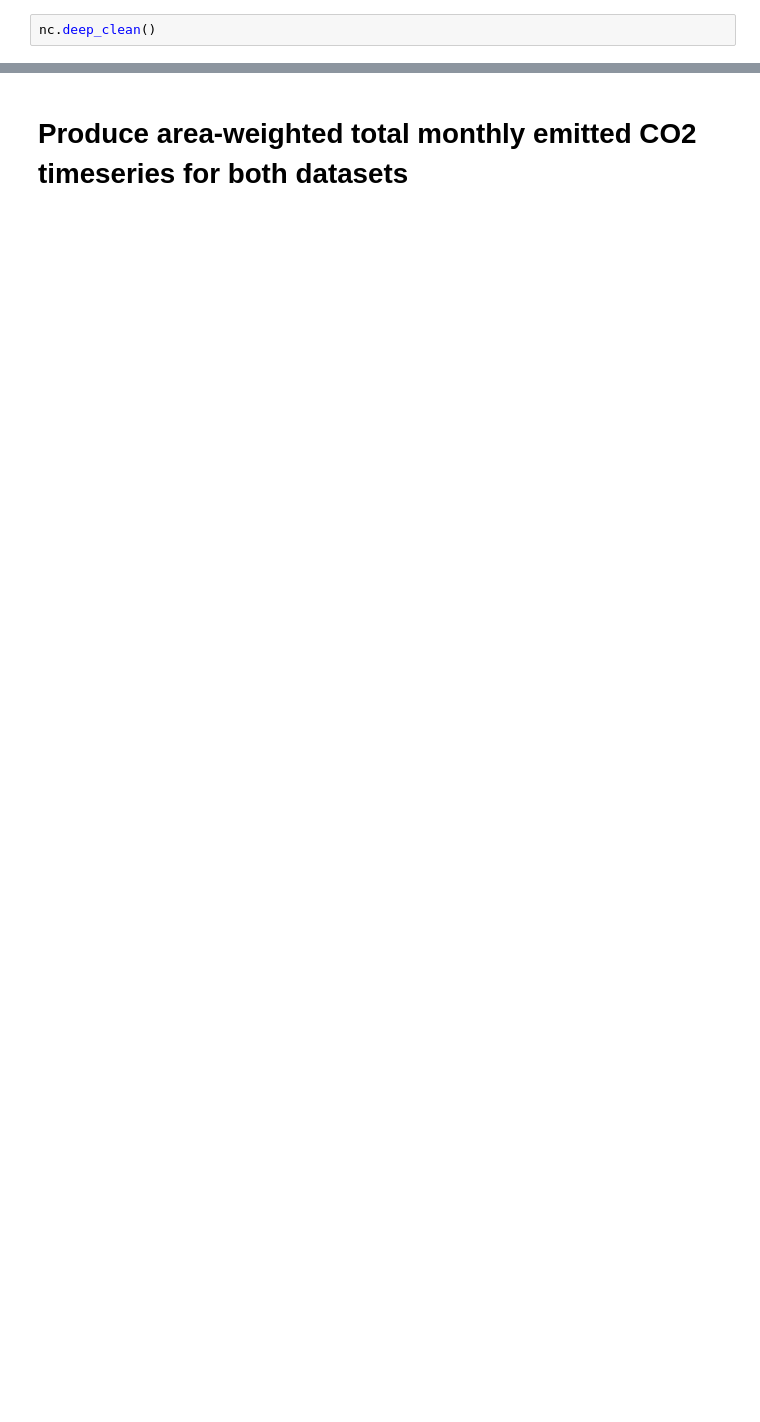
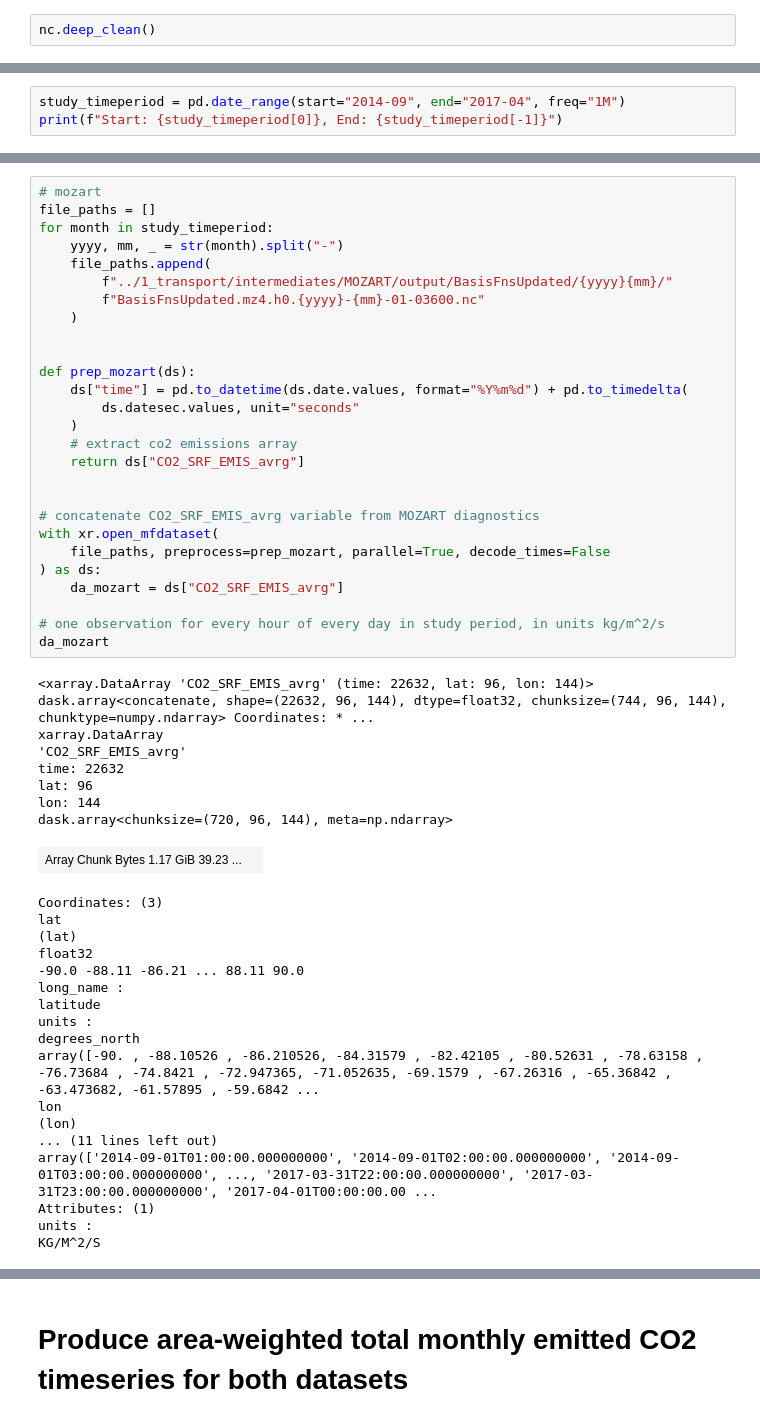
Before and after one commit to joshhjacobson/wombat-paper, a Jupyter notebook: validation/input_validation.ipynb, the cells around one changed output, grey strips where cells are left out. Drawn from its saved outputs; the diff is of its cells as text; blank space fills up the shorter version.

Commit message:
Progress on processing outputs

```diff
--- a/validation/input_validation.ipynb
+++ b/validation/input_validation.ipynb
@@ -10,0 +14,3 @@ nc.deep_clean()
+# %%
+study_timeperiod = pd.date_range(start="2014-09", end="2017-04", freq="1M")
+print(f"Start: {study_timeperiod[0]}, End: {study_timeperiod[-1]}")
@@ -10,0 +19,53 @@ nc.deep_clean()
+# %%
+# mozart
+file_paths = []
+for month in study_timeperiod:
+    yyyy, mm, _ = str(month).split("-")
+    file_paths.append(
+        f"../1_transport/intermediates/MOZART/output/BasisFnsUpdated/{yyyy}{mm}/"
+        f"BasisFnsUpdated.mz4.h0.{yyyy}-{mm}-01-03600.nc"
+    )
+
+
+def prep_mozart(ds):
+    ds["time"] = pd.to_datetime(ds.date.values, format="%Y%m%d") + pd.to_timedelta(
+        ds.datesec.values, unit="seconds"
+    )
+    # extract co2 emissions array
+    return ds["CO2_SRF_EMIS_avrg"]
+
+
+# concatenate CO2_SRF_EMIS_avrg variable from MOZART diagnostics
+with xr.open_mfdataset(
+    file_paths, preprocess=prep_mozart, parallel=True, decode_times=False
+) as ds:
+    da_mozart = ds["CO2_SRF_EMIS_avrg"]
+
+# one observation for every hour of every day in study period, in units kg/m^2/s
+da_mozart
+# %% [output]
+<xarray.DataArray 'CO2_SRF_EMIS_avrg' (time: 22632, lat: 96, lon: 144)> dask.array<concatenate, shape=(22632, 96, 144), dtype=float32, chunksize=(744, 96, 144), chunktype=numpy.ndarray> Coordinates: * ...
+xarray.DataArray
+'CO2_SRF_EMIS_avrg'
+time: 22632
+lat: 96
+lon: 144
+dask.array<chunksize=(720, 96, 144), meta=np.ndarray>
+| Array Chunk Bytes 1.17 GiB 39.23 ... |  |
+Coordinates: (3)
+lat
+(lat)
+float32
+-90.0 -88.11 -86.21 ... 88.11 90.0
+long_name :
+latitude
+units :
+degrees_north
+array([-90. , -88.10526 , -86.210526, -84.31579 , -82.42105 , -80.52631 , -78.63158 , -76.73684 , -74.8421 , -72.947365, -71.052635, -69.1579 , -67.26316 , -65.36842 , -63.473682, -61.57895 , -59.6842 ...
+lon
+(lon)
+... (11 lines left out)
+array(['2014-09-01T01:00:00.000000000', '2014-09-01T02:00:00.000000000', '2014-09-01T03:00:00.000000000', ..., '2017-03-31T22:00:00.000000000', '2017-03-31T23:00:00.000000000', '2017-04-01T00:00:00.00 ...
+Attributes: (1)
+units :
+KG/M^2/S
```
Also changed, not shown: parts of 13 cells of this notebook, 5 other files.
